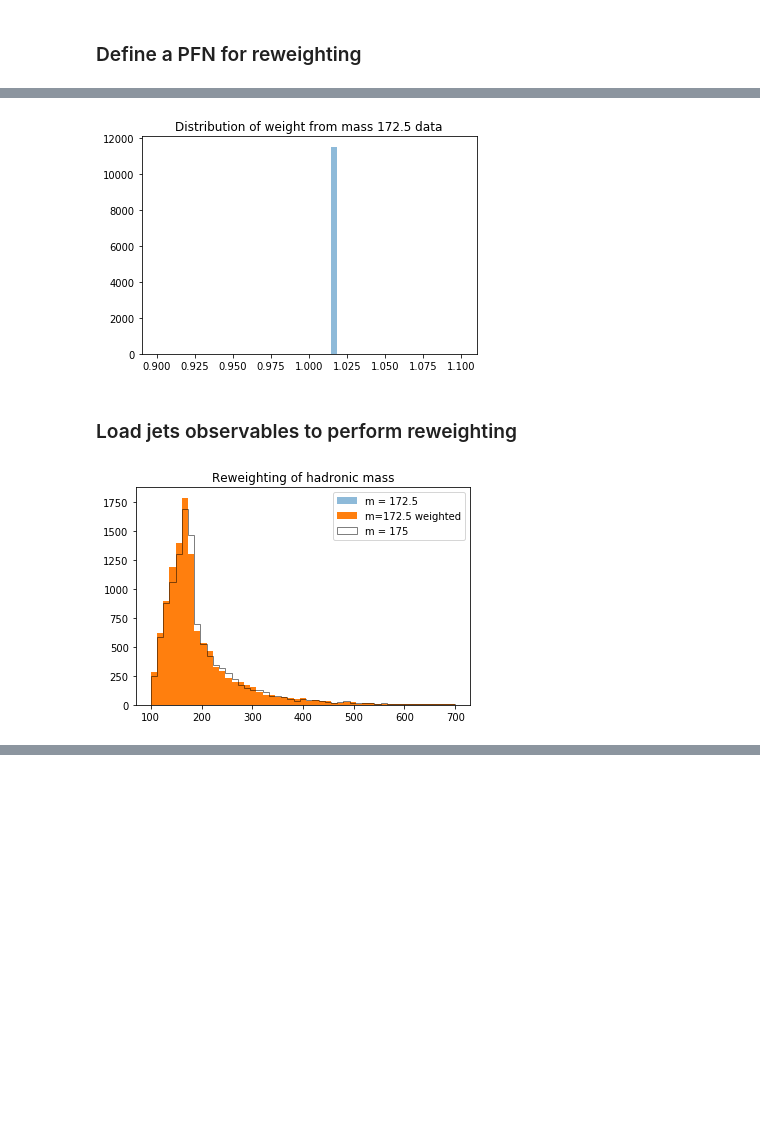
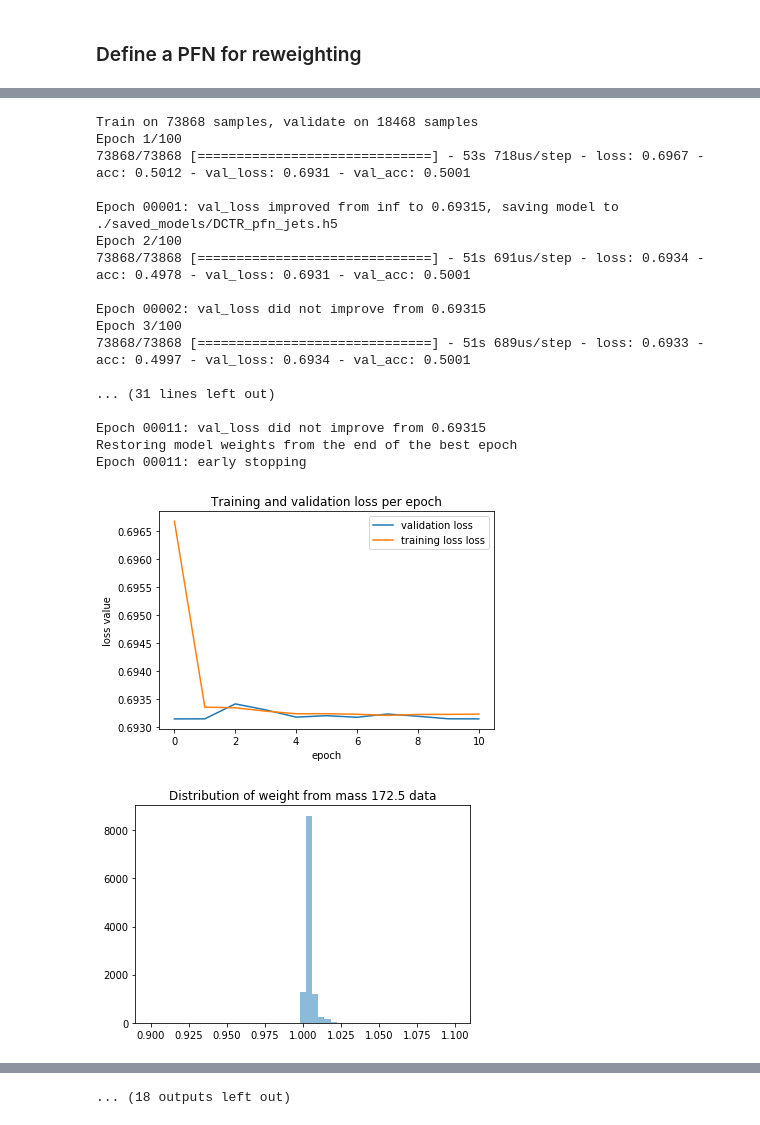
Before and after one commit to cha-suaysom/DCTREventGeneration, a Jupyter notebook: top_mass_jet_reweighting.ipynb, the cells around one changed output, grey strips where cells are left out. Drawn from its saved outputs; the diff is of its cells as text; code cells hidden in the pictures; blank space fills up the shorter version.

Commit message:
Add weights test

```diff
--- a/top_mass_jet_reweighting.ipynb
+++ b/top_mass_jet_reweighting.ipynb
@@ -164,9 +148,0 @@ weights = preds[:,1]/preds[:,0]
-# %%
-bins = np.linspace(0.9,1.1,50)
-plt.hist(weights, bins = bins, alpha = 0.5)[0]
-plt.title("Distribution of weight from mass 172.5 data")
-plt.show()
-# %% [output]
-[figure, removed]
-# %% [markdown]
-### Load jets observables to perform reweighting
@@ -176,11 +149,23 @@ X1_test_obs = np.load(data_dir + 'part_175_0_6j_obs.npy')[:,1][:len(X0_test_obs)
-# %%
-bins = np.linspace(100,700,50)
-plt.title("Reweighting of hadronic mass")
-
-target_data_hist = plt.hist(X0_test_obs, bins = bins, alpha = 0.5, label = 'm = 172.5')[0]
-reweight_data_hist = plt.hist(X0_test_obs, bins = bins, label = 'm=172.5 weighted', weights=weights)[0]
-default_data_hist = plt.hist(X1_test_obs, bins = bins, alpha = 0.5, label = 'm = 175',histtype='step', color='k')[0]
-plt.legend()
-plt.show()
-# %% [output]
-[figure, removed]
+# %%
+for i in range(5):
+    reweighting()
+# %% [output]
+Train on 73868 samples, validate on 18468 samples
+Epoch 1/100
+73868/73868 [==============================] - 53s 718us/step - loss: 0.6967 - acc: 0.5012 - val_loss: 0.6931 - val_acc: 0.5001
+
+Epoch 00001: val_loss improved from inf to 0.69315, saving model to ./saved_models/DCTR_pfn_jets.h5
+Epoch 2/100
+73868/73868 [==============================] - 51s 691us/step - loss: 0.6934 - acc: 0.4978 - val_loss: 0.6931 - val_acc: 0.5001
+
+Epoch 00002: val_loss did not improve from 0.69315
+Epoch 3/100
+73868/73868 [==============================] - 51s 689us/step - loss: 0.6933 - acc: 0.4997 - val_loss: 0.6934 - val_acc: 0.5001
+
+... (31 lines left out)
+
+Epoch 00011: val_loss did not improve from 0.69315
+Restoring model weights from the end of the best epoch
+Epoch 00011: early stopping
+[figure, added]
+[figure, added]
@@ -186,0 +229 @@ plt.show()
+... (18 outputs left out)
```
Also changed, not shown: parts of 17 cells of this notebook.
